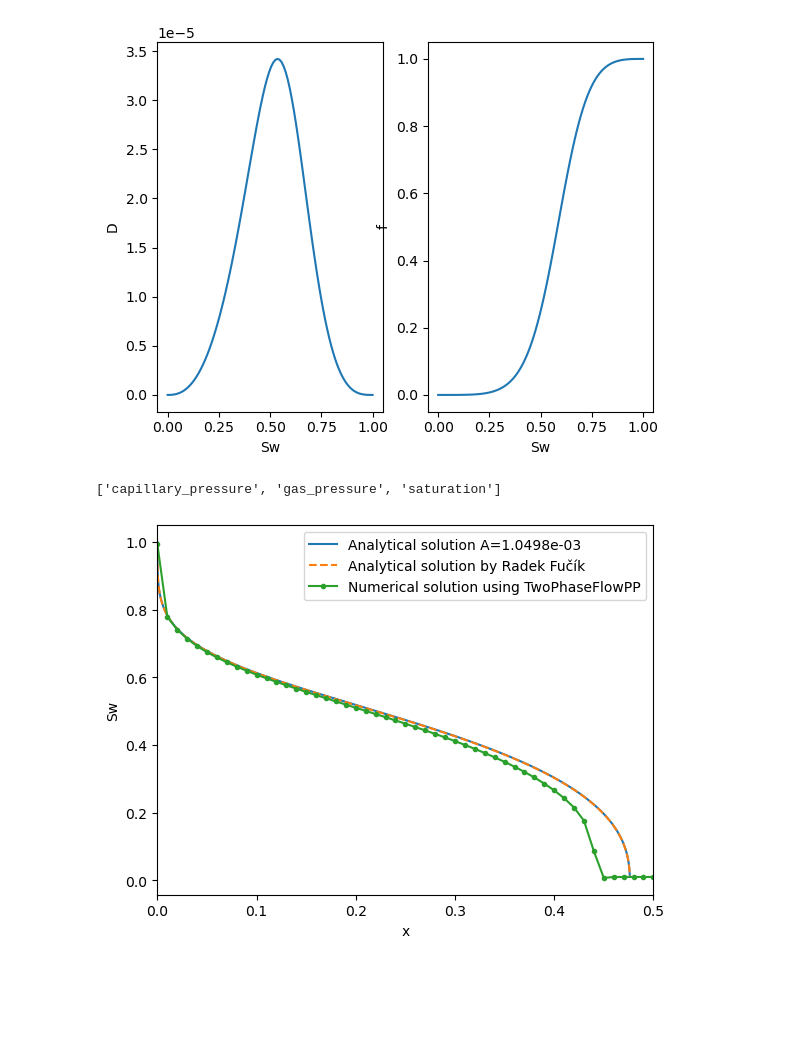
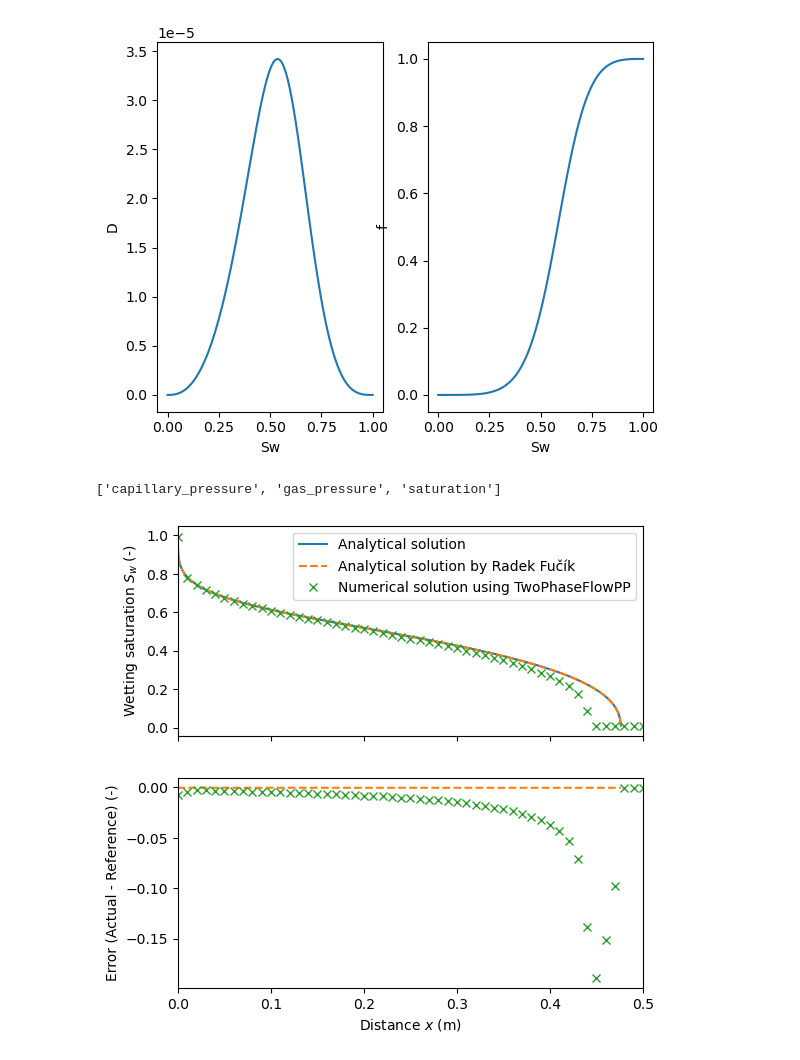
Before and after one commit to jtecklenburg/binder-ogs-requirements, a Jupyter notebook: McWorther/mcworther_problem_TwoPhaseFlowPP.ipynb, the cells around one changed output. Drawn from its saved outputs; the diff is of its cells as text; code cells hidden in the pictures; blank space fills up the shorter version.

Commit message:
plot_with_error

```diff
--- a/McWorther/mcworther_problem_TwoPhaseFlowPP.ipynb
+++ b/McWorther/mcworther_problem_TwoPhaseFlowPP.ipynb
@@ -29,44 +29,48 @@ problem.plot_D_f()
 S0 = 1.0, Si = 0.010
 [figure]
 # %%
+import pyvista as pv
 import numpy as np
-import matplotlib.pyplot as plt
-import pyvista as pv
+from helper import plot_with_error
 
 # 1. Plot analytical solution
-problem.plot_solution()
+t_ref, Sw_ref = problem.get_solution()
+
+plotter = plot_with_error(t_ref, Sw_ref, "C0-",
+                          "Analytical solution",
+                          "Distance $x$ (m)",
+                          "Wetting saturation $S_w$ (-)",
+                          "Error (Actual - Reference) (-)")
+
 
 # 2. Compare with analytical solution from the online tool of Radek Fučík
 # https://mmg.fjfi.cvut.cz/~fucik/index.php?page=exact
 # - Parameters are stated above
 # - Primary variable is the wetting phase saturation
 # - Brooks-Corey model
 # - Original method (McWhorter and Sunada 1990)
 
 # Zeroth column is location, first column is saturation
 exact = np.loadtxt("solution_Sw_TwoPhaseFlowPP.txt")
-
-plt.plot(exact[:, 0], exact[:, 1], '--', label="Analytical solution by Radek Fučík")
+plotter.append(exact[:, 0], exact[:, 1], "C1--", label="Analytical solution by Radek Fučík")
 
 # 3. Compare with OGS TwoPhaseFlowPP
 
 mesh = pv.read("twophaseflow_ts_627_t_1000.000000.vtu")
-
 print(mesh.point_data.keys())
 
 Sw=mesh["saturation"]
 x=mesh.points[:,0]
 
 ind = np.argsort(x)
 x = x[ind]
 Sw = Sw[ind]
 
-plt.plot(x, Sw, '.-', label="Numerical solution using TwoPhaseFlowPP")
+plotter.append(x, Sw, "C2x", "Numerical solution using TwoPhaseFlowPP")
 
-plt.xlim([0, 0.5])
+#
 
-plt.legend()
-plt.show()
+plotter.plot([0, 0.5])
 # %% [output]
 ['capillary_pressure', 'gas_pressure', 'saturation']
-[figure, old version]
+[figure, new version]
```
Also changed, not shown: 3 other files.
